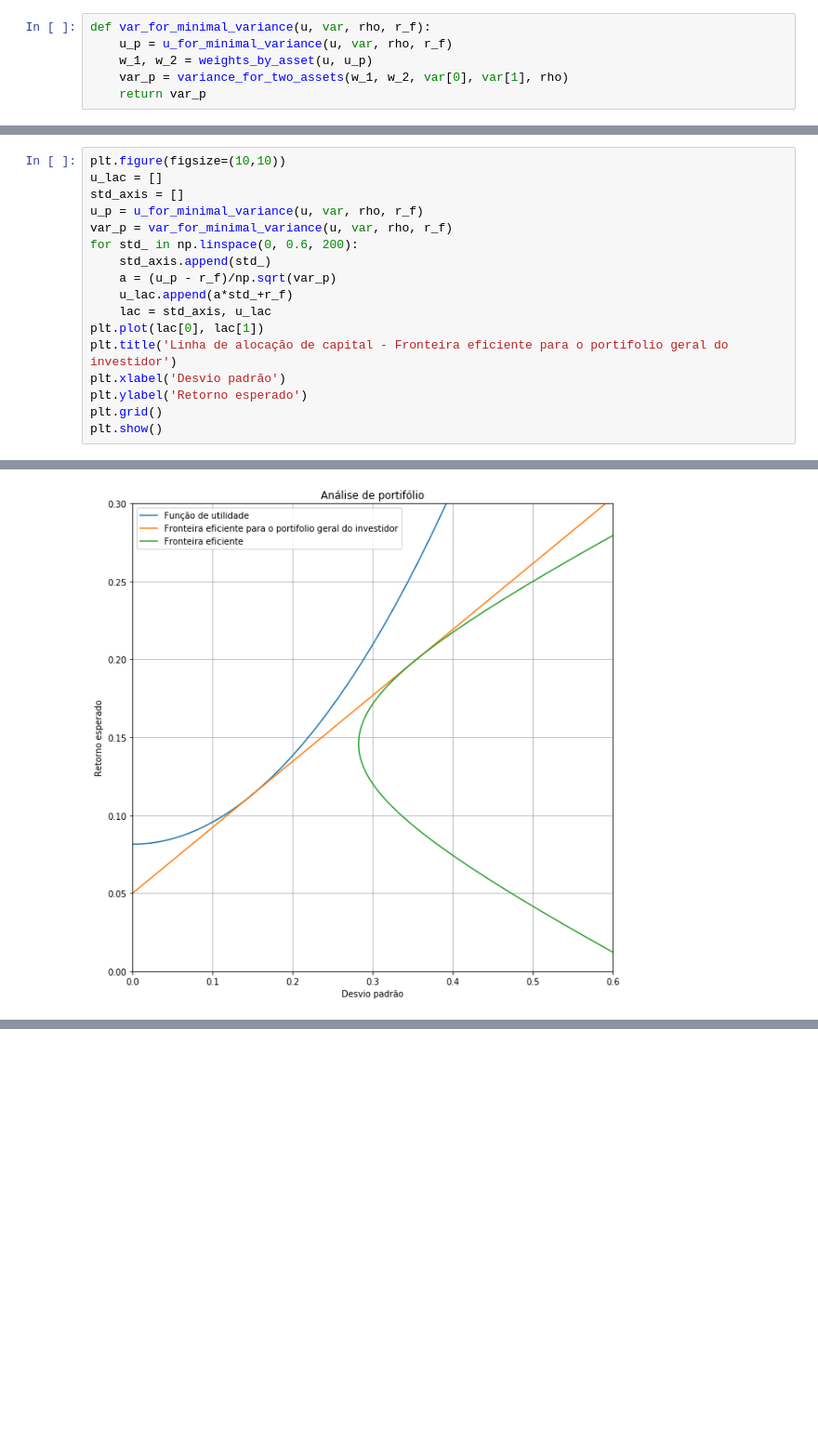
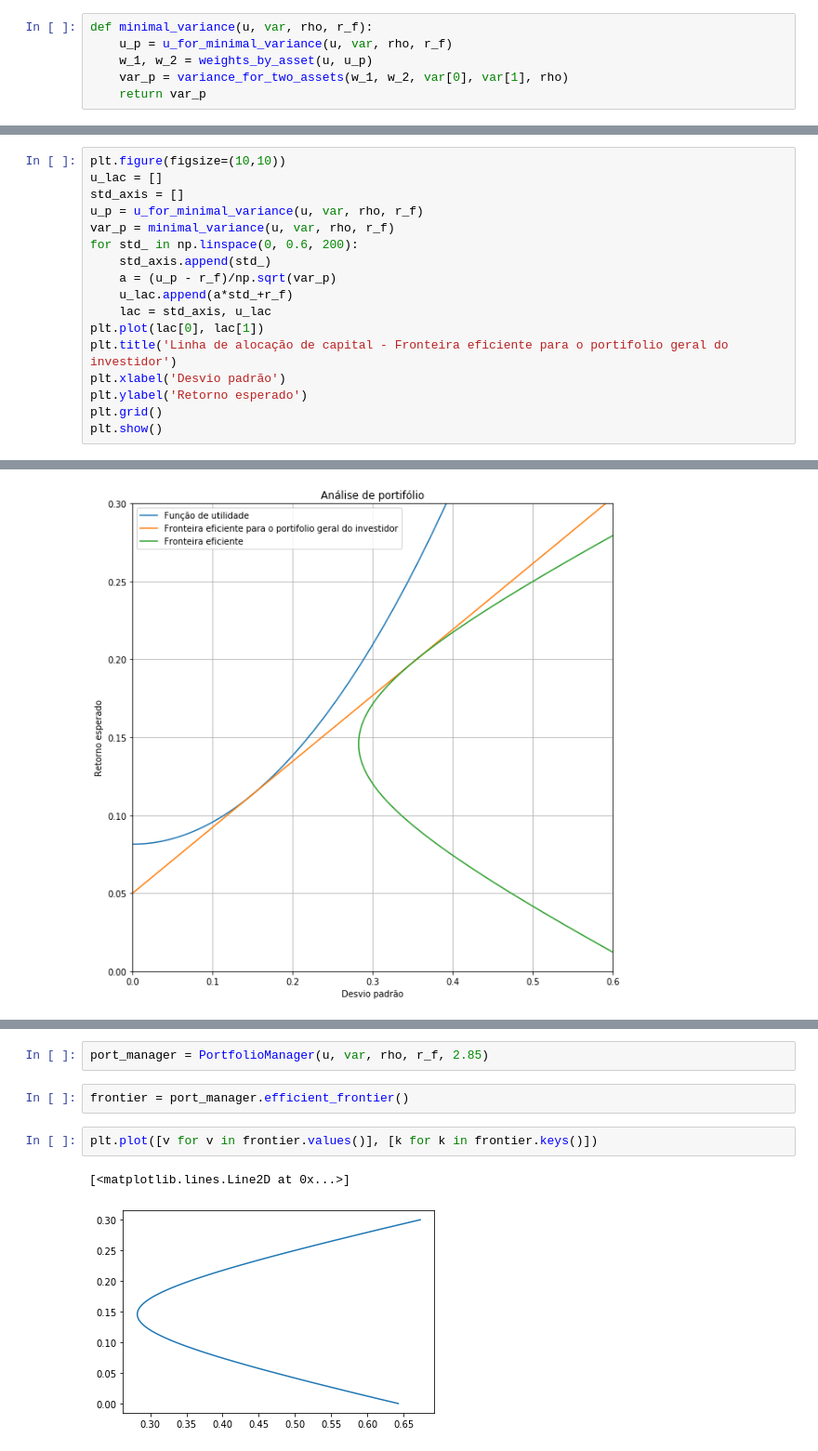
Before and after one commit to matheusfortunato1/financas_quantitativas, a Jupyter notebook: Aula1 .ipynb, the cells around one changed output, grey strips where cells are left out. Shown at 93% size. Saved outputs shown, nothing was run; the diff lists cells and outputs as text; blank space fills up the shorter version.

```diff
--- a/Aula1 .ipynb
+++ b/Aula1 .ipynb
@@ -248,7 +248,7 @@ $$ U = \mu_{g} - \frac{1}{2}\gamma\sigma_{g}^2 $$
 
 Onde $ \gamma $ é o coeficiente de aversão a risco do investidor e possui um valor tipico de 2.85
 # %%
-def var_for_minimal_variance(u, var, rho, r_f):
+def minimal_variance(u, var, rho, r_f):
     u_p = u_for_minimal_variance(u, var, rho, r_f)
     w_1, w_2 = weights_by_asset(u, u_p)
     var_p = variance_for_two_assets(w_1, w_2, var[0], var[1], rho)
@@ -262,7 +271,7 @@ plt.figure(figsize=(10,10))
 u_lac = []
 std_axis = []
 u_p = u_for_minimal_variance(u, var, rho, r_f)
-var_p = var_for_minimal_variance(u, var, rho, r_f)
+var_p = minimal_variance(u, var, rho, r_f)
 for std_ in np.linspace(0, 0.6, 200):
     std_axis.append(std_)
     a = (u_p - r_f)/np.sqrt(var_p)
@@ -328,0 +464,9 @@ plt.show()
+# %%
+port_manager = PortfolioManager(u, var, rho, r_f, 2.85)
+# %%
+frontier = port_manager.efficient_frontier()
+# %%
+plt.plot([v for v in frontier.values()], [k for k in frontier.keys()])
+# %% [output]
+[<matplotlib.lines.Line2D at 0x...>]
+[figure, added]
```
Also changed, not shown: parts of 22 cells of this notebook, 1 other file.
